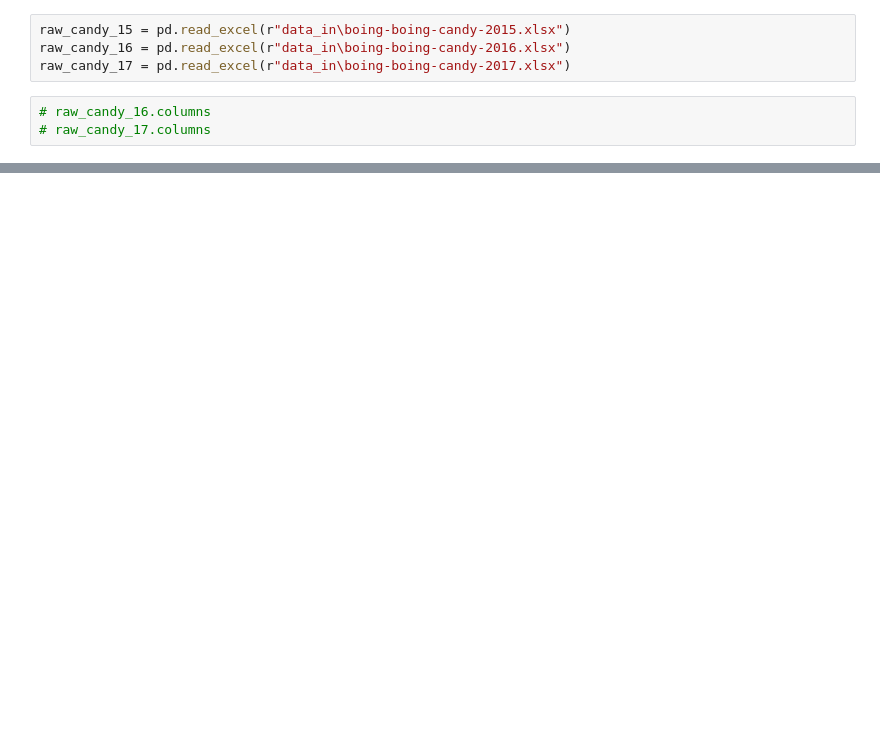
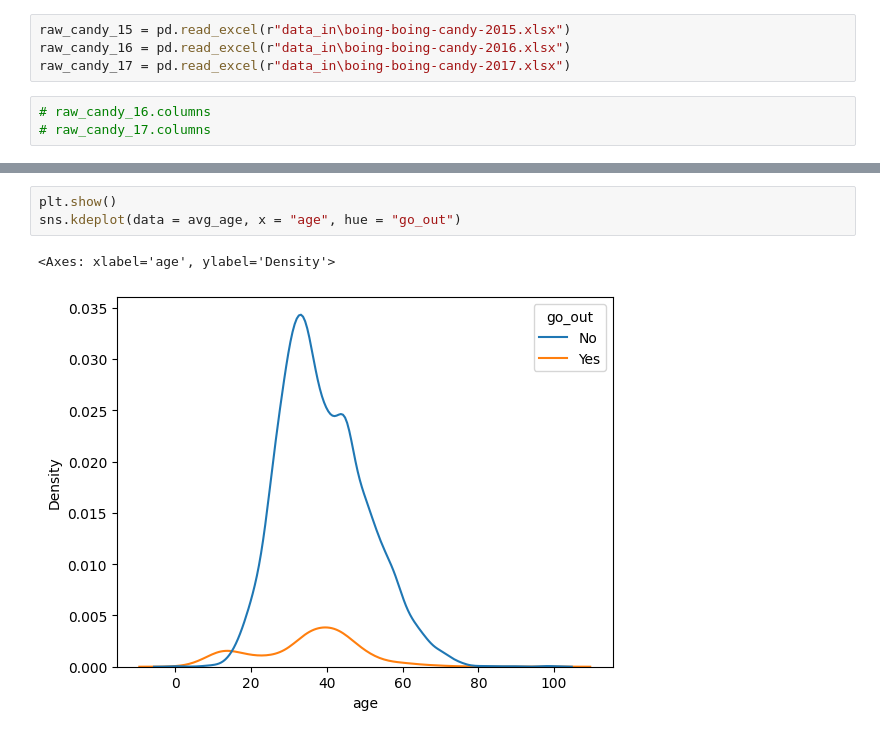
Before and after one commit to kanghinlee/Data_Portfolio, a Jupyter notebook: 01_Dirty_Data_Projects/04_Halloween_Candy_Data/clean_script.ipynb, the cells around one changed output, grey strips where cells are left out. Saved outputs shown, nothing was run; the diff lists cells and outputs as text; blank space fills up the shorter version.

```diff
--- a/01_Dirty_Data_Projects/04_Halloween_Candy_Data/clean_script.ipynb
+++ b/01_Dirty_Data_Projects/04_Halloween_Candy_Data/clean_script.ipynb
@@ -115,0 +154,6 @@ Name: age, dtype: float64
+# %%
+plt.show()
+sns.kdeplot(data = avg_age, x = "age", hue = "go_out")
+# %% [output]
+<Axes: xlabel='age', ylabel='Density'>
+[figure, added]
```
Also changed, not shown: parts of 21 cells of this notebook.
